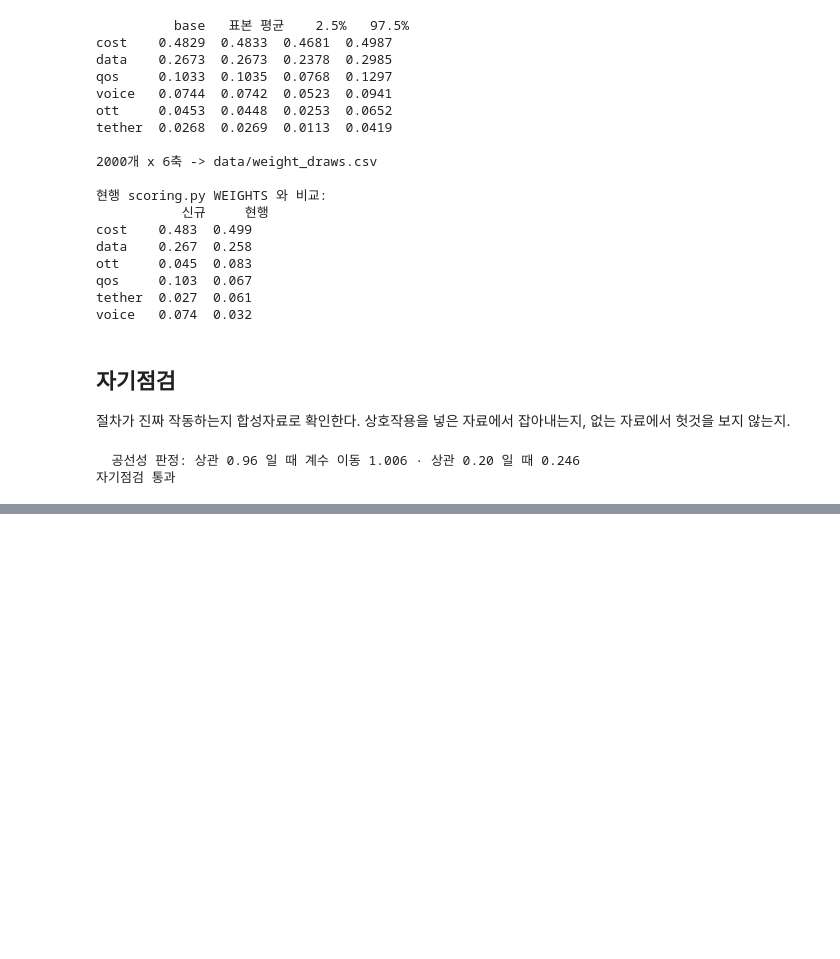
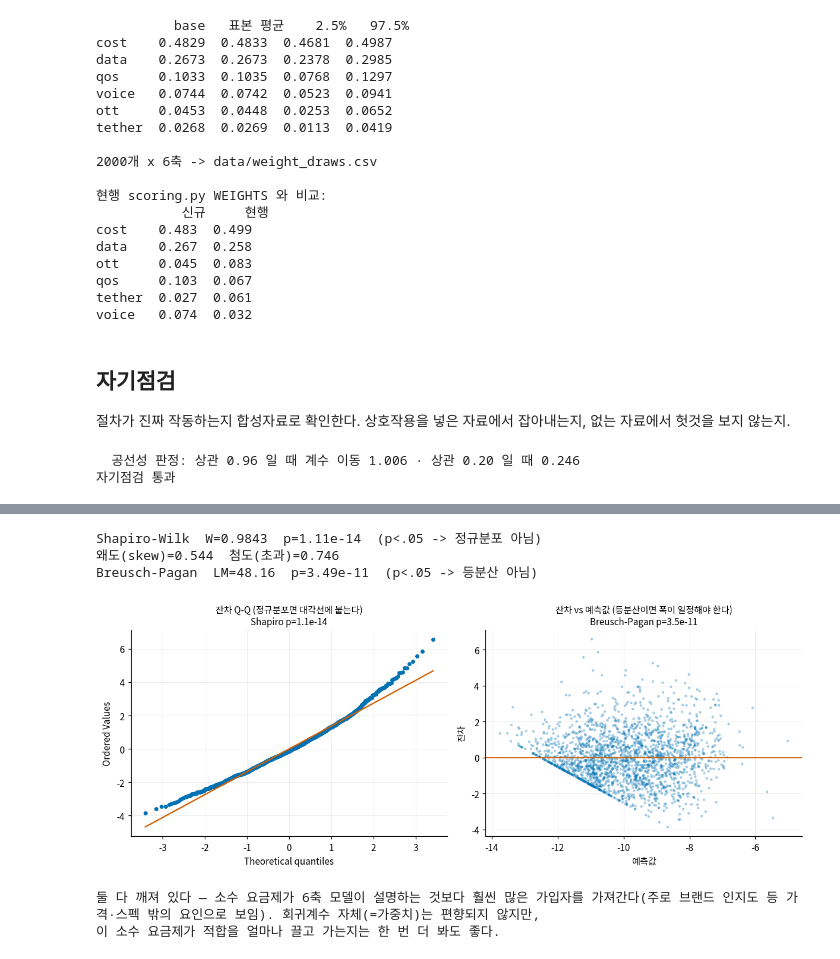
Before and after one commit to ASAC11broadband/telecom-plan-recommendation, a Jupyter notebook: notebooks/linear_spec_diagnostic.ipynb, the cells around one changed output, grey strips where cells are left out. Saved outputs shown, nothing was run; the diff lists cells and outputs as text; code cells hidden in the pictures; blank space fills up the shorter version.

```diff
--- a/notebooks/linear_spec_diagnostic.ipynb
+++ b/notebooks/linear_spec_diagnostic.ipynb
@@ -75,7 +75,7 @@ def build(df):
     d["voice_min"] = np.where(d.voice_unlimited, 1000, d.voice_minutes.fillna(0)).clip(0, 1000)
     d["sms_cnt"] = np.where(d.sms_unlimited, 1000, d.sms_count.fillna(0)).clip(0, 1000)
 
-    ott_b = benefits[benefits.benefit_category == "OTT/구독"]
+    ott_b = benefits[benefits.benefit_service.isin(price_map)]  # 카테고리명이 영상/OTT·음악/오디오 등으로 쪼개져서(2026-09-16 pull) 서비스명 매칭으로 변경
     ott_services = d.plan_id.map(
         ott_b.groupby("plan_id")["benefit_service"].apply(lambda v: sorted(set(v.dropna())))
     )
@@ -875,0 +882,54 @@ _check()
+# %%
+from scipy import stats
+import statsmodels.api as sm
+from statsmodels.stats.diagnostic import het_breuschpagan
+import matplotlib.font_manager as fm
+
+# 실행 환경에 Malgun Gothic이 없으면(윈도우 밖) 대체 한글 폰트로 폴백
+for _fname in ("Malgun Gothic", "NanumGothic", "Noto Sans CJK KR", "Noto Sans CJK JP"):
+    if any(f.name == _fname for f in fm.fontManager.ttflist):
+        rcParams["font.family"] = _fname
+        break
+
+fitted_final = ridge().fit(Xf, y).predict(Xf)
+resid_final = y - fitted_final
+
+sh_stat, sh_p = stats.shapiro(resid_final)
+skew, kurt = stats.skew(resid_final), stats.kurtosis(resid_final)
+Zc = sm.add_constant(pd.DataFrame({"fitted": fitted_final, "fitted2": fitted_final ** 2}))
+bp_stat, bp_p, f_stat, f_p = het_breuschpagan(resid_final, Zc)
+
+print(f"Shapiro-Wilk  W={sh_stat:.4f}  p={sh_p:.2e}  (p<.05 -> 정규분포 아님)")
+print(f"왜도(skew)={skew:.3f}  첨도(초과)={kurt:.3f}")
+print(f"Breusch-Pagan  LM={bp_stat:.2f}  p={bp_p:.2e}  (p<.05 -> 등분산 아님)")
+
+fig, axes = plt.subplots(1, 2, figsize=(11, 4.3))
+
+ax = axes[0]
+stats.probplot(resid_final, dist="norm", plot=ax)
+ax.get_lines()[0].set_markerfacecolor(BLUE); ax.get_lines()[0].set_markeredgecolor(BLUE)
+ax.get_lines()[0].set_markersize(3.5); ax.get_lines()[1].set_color(VERM)
+ax.set_title(f"잔차 Q-Q (정규분포면 대각선에 붙는다)\nShapiro p={sh_p:.1e}", fontsize=10)
+tidy(ax)
+
+ax = axes[1]
+ax.scatter(fitted_final, resid_final, s=8, alpha=0.35, color=BLUE, edgecolors="none")
+ax.axhline(0, color=VERM, lw=1.2)
+ax.set_xlabel("예측값"); ax.set_ylabel("잔차")
+ax.set_title(f"잔차 vs 예측값 (등분산이면 폭이 일정해야 한다)\nBreusch-Pagan p={bp_p:.1e}", fontsize=10)
+tidy(ax)
+
+fig.tight_layout()
+fig.savefig("fig_resid_diag.png", bbox_inches="tight")
+plt.show()
+
+print("\n둘 다 깨져 있다 — 소수 요금제가 6축 모델이 설명하는 것보다 훨씬 많은 가입자를 가져간다"
+      "(주로 브랜드 인지도 등 가격·스펙 밖의 요인으로 보임). 회귀계수 자체(=가중치)는 편향되지 않지만,"
+      "\n이 소수 요금제가 적합을 얼마나 끌고 가는지는 한 번 더 봐도 좋다.")
+# %% [output]
+Shapiro-Wilk  W=0.9843  p=1.11e-14  (p<.05 -> 정규분포 아님)
+왜도(skew)=0.544  첨도(초과)=0.746
+Breusch-Pagan  LM=48.16  p=3.49e-11  (p<.05 -> 등분산 아님)
+[figure, added]
+둘 다 깨져 있다 — 소수 요금제가 6축 모델이 설명하는 것보다 훨씬 많은 가입자를 가져간다(주로 브랜드 인지도 등 가격·스펙 밖의 요인으로 보임). 회귀계수 자체(=가중치)는 편향되지 않지만,
+이 소수 요금제가 적합을 얼마나 끌고 가는지는 한 번 더 봐도 좋다.
```
Also changed, not shown: parts of 1 cell of this notebook, 4 other files.
